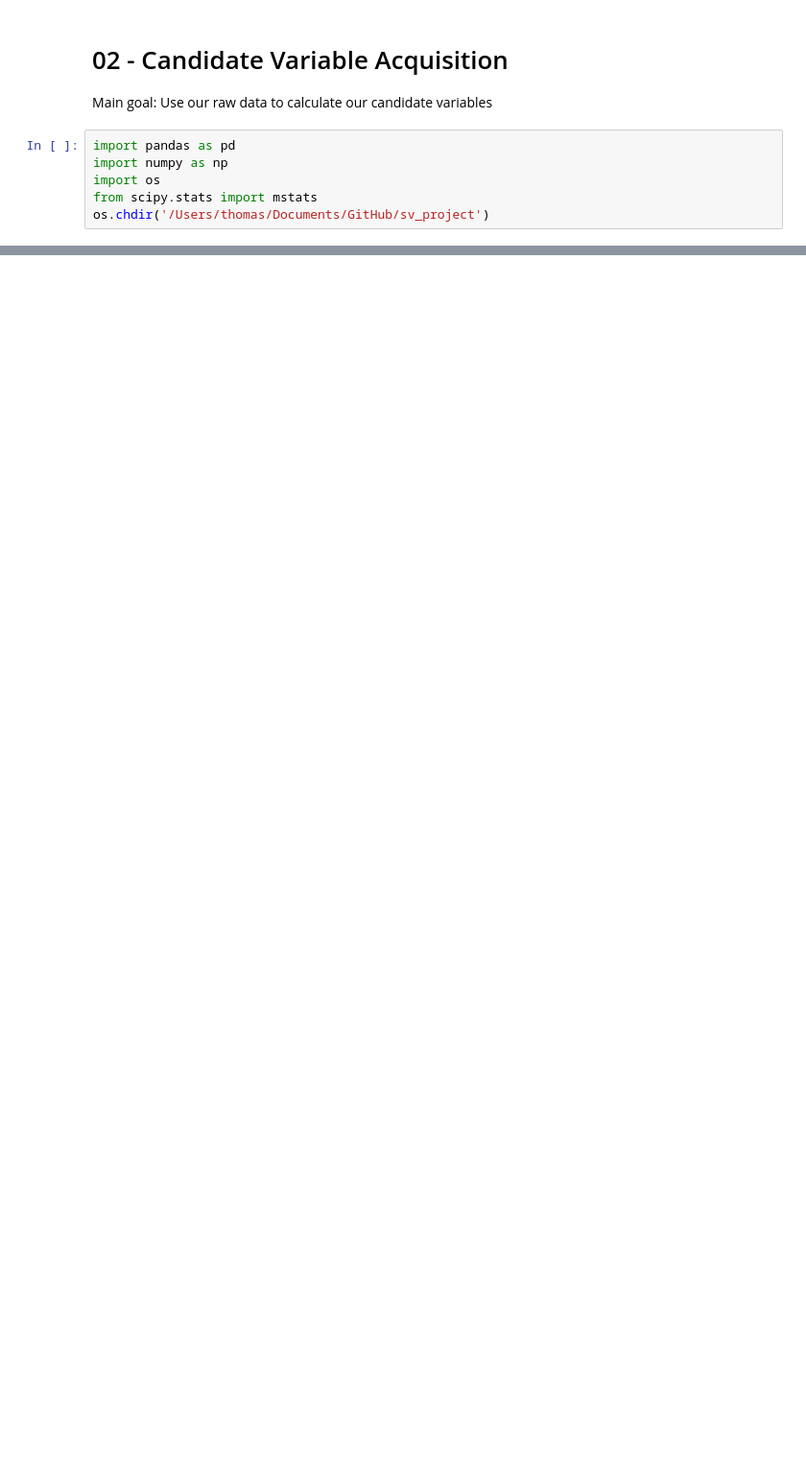
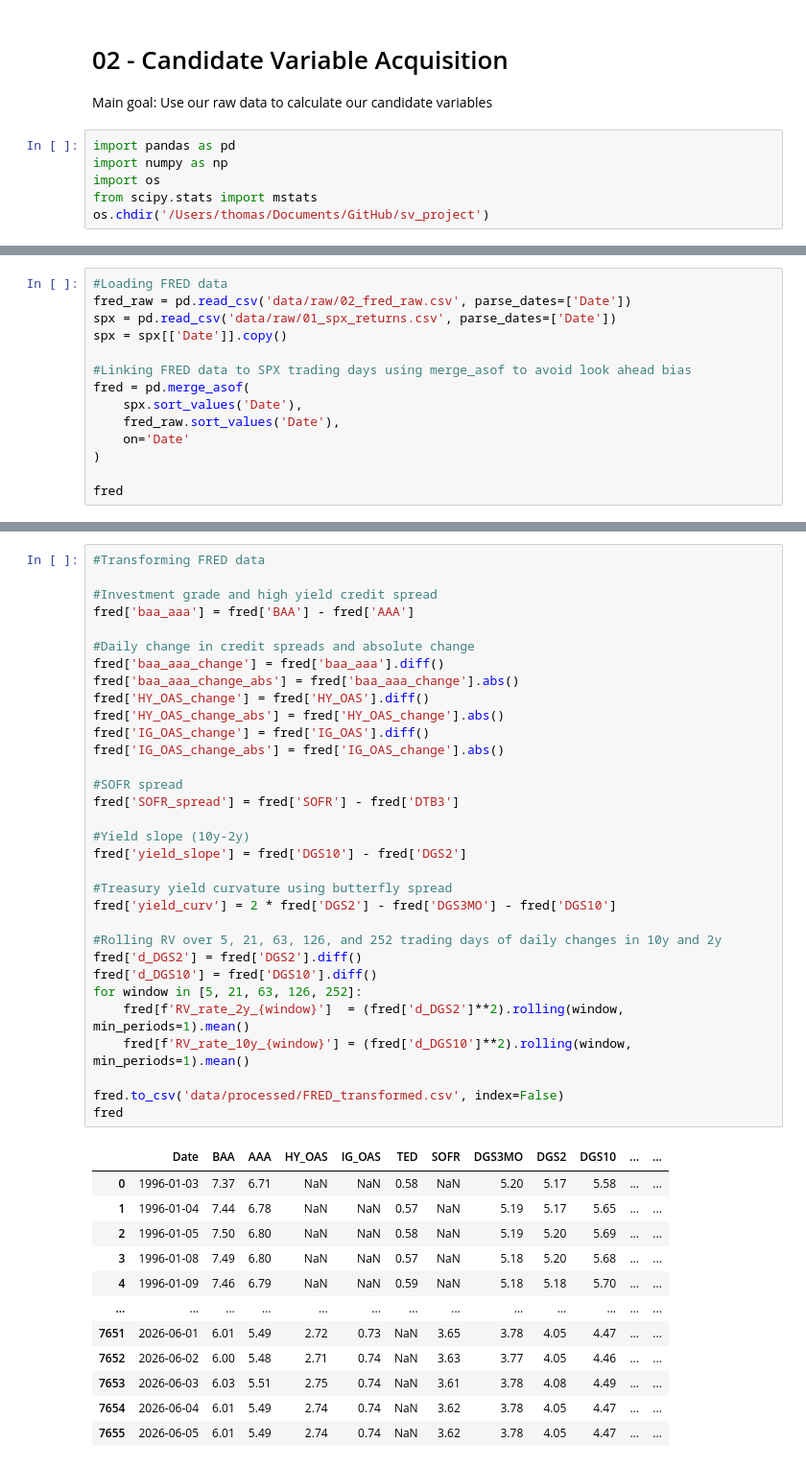
Before and after one commit to SoLLLLLZ/sv_project, a Jupyter notebook: notebooks/02_candidate_variables.ipynb, the cells around one changed output, grey strips where cells are left out. Shown at 96% size. Cells and saved outputs as stored; diff of their text form; blank space fills up the shorter version.

```diff
--- a/notebooks/02_candidate_variables.ipynb
+++ b/notebooks/02_candidate_variables.ipynb
@@ -66,0 +101,14 @@ spx
+# %%
+#Loading FRED data
+fred_raw = pd.read_csv('data/raw/02_fred_raw.csv', parse_dates=['Date'])
+spx = pd.read_csv('data/raw/01_spx_returns.csv', parse_dates=['Date'])
+spx = spx[['Date']].copy()
+
+#Linking FRED data to SPX trading days using merge_asof to avoid look ahead bias
+fred = pd.merge_asof(
+    spx.sort_values('Date'),
+    fred_raw.sort_values('Date'),
+    on='Date'
+)
+
+fred
@@ -66,0 +129,45 @@ spx
+# %%
+#Transforming FRED data
+
+#Investment grade and high yield credit spread
+fred['baa_aaa'] = fred['BAA'] - fred['AAA']
+
+#Daily change in credit spreads and absolute change
+fred['baa_aaa_change'] = fred['baa_aaa'].diff()
+fred['baa_aaa_change_abs'] = fred['baa_aaa_change'].abs()
+fred['HY_OAS_change'] = fred['HY_OAS'].diff()
+fred['HY_OAS_change_abs'] = fred['HY_OAS_change'].abs()
+fred['IG_OAS_change'] = fred['IG_OAS'].diff()
+fred['IG_OAS_change_abs'] = fred['IG_OAS_change'].abs()
+
+#SOFR spread
+fred['SOFR_spread'] = fred['SOFR'] - fred['DTB3']
+
+#Yield slope (10y-2y)
+fred['yield_slope'] = fred['DGS10'] - fred['DGS2']
+
+#Treasury yield curvature using butterfly spread
+fred['yield_curv'] = 2 * fred['DGS2'] - fred['DGS3MO'] - fred['DGS10']
+
+#Rolling RV over 5, 21, 63, 126, and 252 trading days of daily changes in 10y and 2y
+fred['d_DGS2'] = fred['DGS2'].diff()
+fred['d_DGS10'] = fred['DGS10'].diff()
+for window in [5, 21, 63, 126, 252]:
+    fred[f'RV_rate_2y_{window}']  = (fred['d_DGS2']**2).rolling(window, min_periods=1).mean()
+    fred[f'RV_rate_10y_{window}'] = (fred['d_DGS10']**2).rolling(window, min_periods=1).mean()
+
+fred.to_csv('data/processed/FRED_transformed.csv', index=False)
+fred
+# %% [output]
+|  | Date | BAA | AAA | HY_OAS | IG_OAS | TED | SOFR | DGS3MO | DGS2 | DGS10 | ... | ... |
+| 0 | 1996-01-03 | 7.37 | 6.71 | NaN | NaN | 0.58 | NaN | 5.20 | 5.17 | 5.58 | ... | ... |
+| 1 | 1996-01-04 | 7.44 | 6.78 | NaN | NaN | 0.57 | NaN | 5.19 | 5.17 | 5.65 | ... | ... |
+| 2 | 1996-01-05 | 7.50 | 6.80 | NaN | NaN | 0.58 | NaN | 5.19 | 5.20 | 5.69 | ... | ... |
+| 3 | 1996-01-08 | 7.49 | 6.80 | NaN | NaN | 0.57 | NaN | 5.18 | 5.20 | 5.68 | ... | ... |
+| 4 | 1996-01-09 | 7.46 | 6.79 | NaN | NaN | 0.59 | NaN | 5.18 | 5.18 | 5.70 | ... | ... |
+| ... | ... | ... | ... | ... | ... | ... | ... | ... | ... | ... | ... | ... |
+| 7651 | 2026-06-01 | 6.01 | 5.49 | 2.72 | 0.73 | NaN | 3.65 | 3.78 | 4.05 | 4.47 | ... | ... |
+| 7652 | 2026-06-02 | 6.00 | 5.48 | 2.71 | 0.74 | NaN | 3.63 | 3.77 | 4.05 | 4.46 | ... | ... |
+| 7653 | 2026-06-03 | 6.03 | 5.51 | 2.75 | 0.74 | NaN | 3.61 | 3.78 | 4.08 | 4.49 | ... | ... |
+| 7654 | 2026-06-04 | 6.01 | 5.49 | 2.74 | 0.74 | NaN | 3.62 | 3.78 | 4.05 | 4.47 | ... | ... |
+| 7655 | 2026-06-05 | 6.01 | 5.49 | 2.74 | 0.74 | NaN | 3.62 | 3.78 | 4.05 | 4.47 | ... | ... |
```
Also changed, not shown: parts of 10 cells of this notebook, 6 other files.
